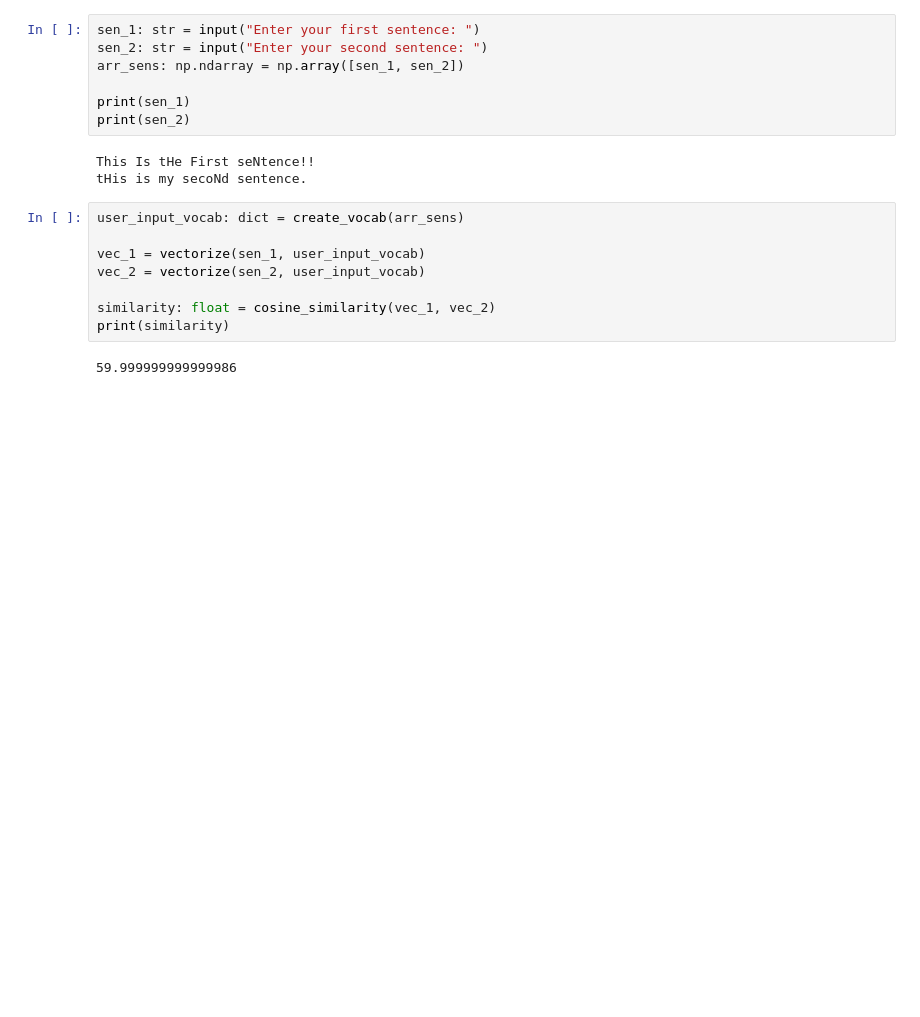
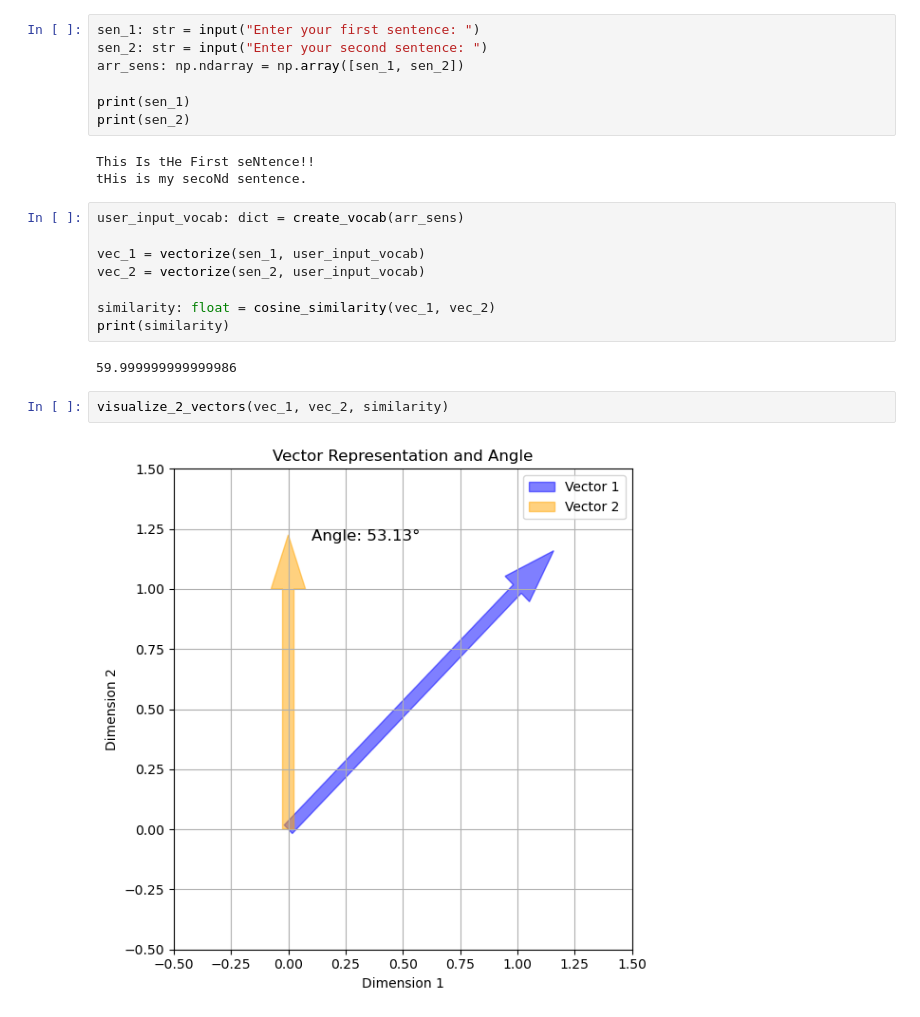
Before and after one commit to nguelewi/mfds-sen-simi, a Jupyter notebook: final.ipynb, the cells around one changed output. Drawn from its saved outputs; the diff is of its cells as text; blank space fills up the shorter version.

```diff
--- a/final.ipynb
+++ b/final.ipynb
@@ -296,3 +296,7 @@ similarity: float = cosine_similarity(vec_1, vec_2)
 print(similarity)
 # %% [output]
 59.999999999999986
+# %%
+visualize_2_vectors(vec_1, vec_2, similarity)
+# %% [output]
+[figure, added]
```
